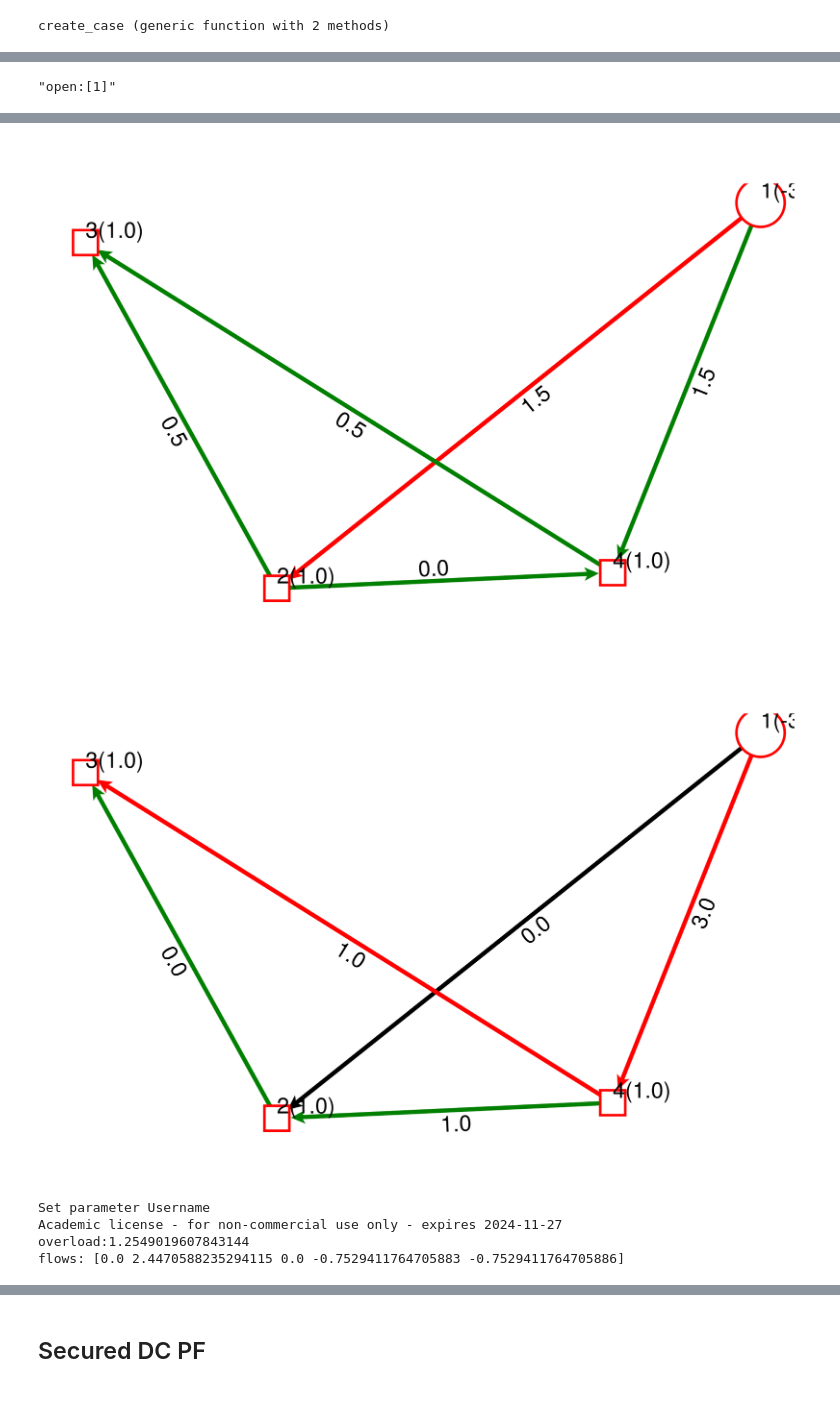
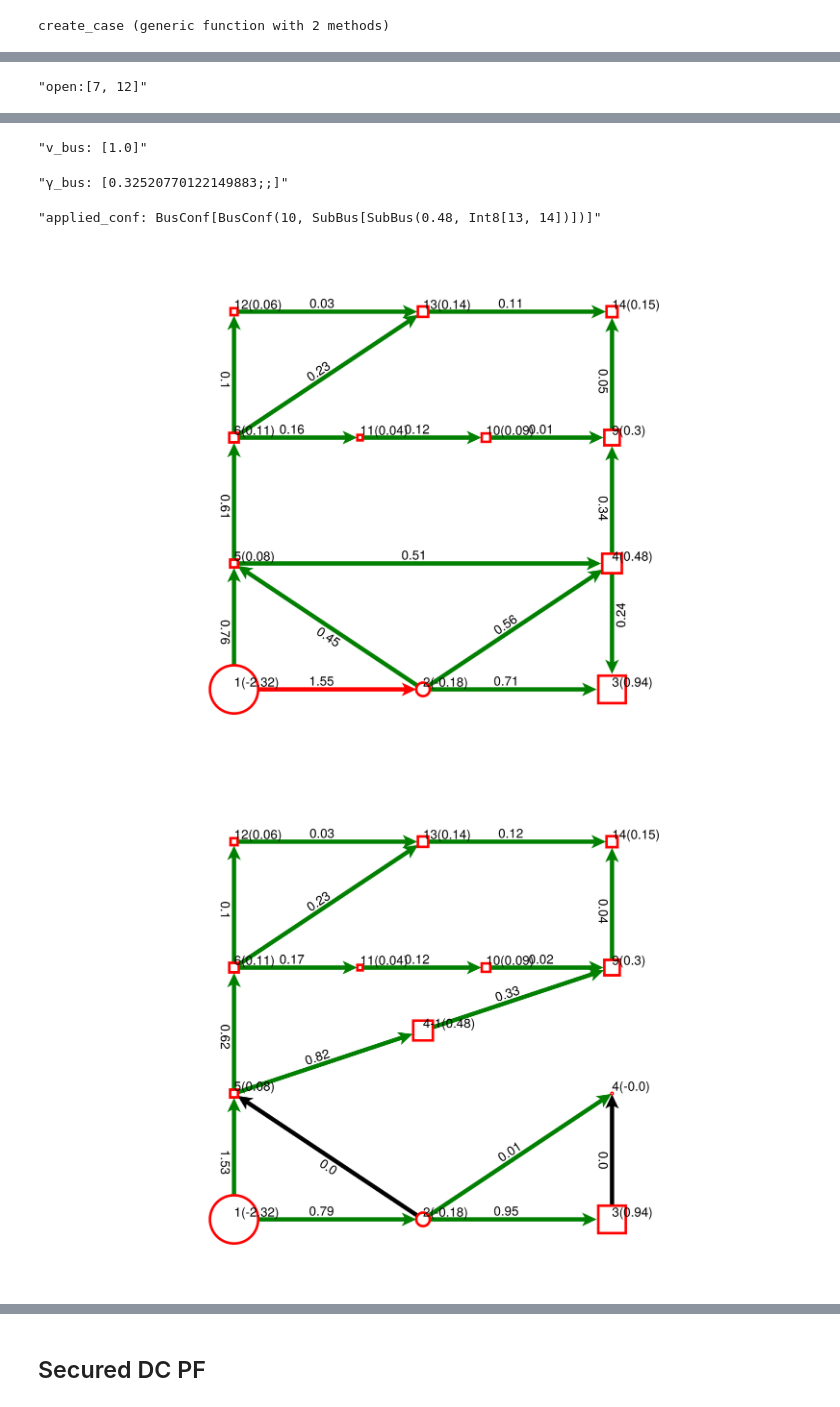
Before and after one commit to BenoitJeanson/topo_sandbox, a Jupyter notebook: Simons_approach.ipynb, the cells around one changed output, grey strips where cells are left out. Saved outputs shown, nothing was run; the diff lists cells and outputs as text; code cells hidden in the pictures.

Commit message:
drawing : bus splitting and fixed layout
Signed-off-by: BenoitJeanson <benoit.jeanson@rte-france.com>

```diff
--- a/Simons_approach.ipynb
+++ b/Simons_approach.ipynb
@@ -349,7 +428,7 @@ function create_dc_matrix(g)
     A = incidence_matrix(g; oriented = true)'
     D = spdiagm([e_index_for(g,e).b for e in edges(g)])
     B = A'*D*A
-    B_inv = inv(Matrix(B + spdiagm(fill(1/nv(g), nv(g)))))
+    B_inv = inv(Matrix(B + fill(1/nv(g), nv(g), nv(g))))
     p_to_f = D*A*B_inv
     δ_to_f = D - p_to_f*A'*D
     A, D, B_inv, p_to_f, δ_to_f
@@ -681,11 +728,10 @@ create_mini_case (generic function with 1 method)
 sys = System(joinpath("data", "case14.m"));
 function create_case(sys=sys)
     g = network2graph(sys)
-    g["1"] = g["1"] + .134
+    # g["1"] = g["1"] + .134
     add_constraint(g, b->b.p_max=1)
     bus_confs = [
-                    BusConf(10,
-                            [SubBus(0.48 , [13, 14])])]
+                    BusConf(10, [SubBus(0.48 , [13, 14])])]
             # SubBus(0    , [9, 12]) ])]
 #     BusConf(2,
 #             [SubBus(0.076, [16, 1]),
@@ -695,10 +741,12 @@ function create_case(sys=sys)
     # contingencies = [11, 6, 3, 10, 15, 4, 2, 5]
     # contingencies = [1, 14]
     # contingencies = [12]
-    contingencies = []
-    # g[1,2].p_max = 1
+    contingencies = [9, 12, 17]
 
-    g, bus_confs, contingencies
+    # case14
+    g["1","5"].p_max = 2
+    g, bus_confs, contingencies, coord_14
+    # g, BusConf[], contingencies, nothing#coord_14
 end
 # %% [output]
 ┌ Info: Constructing System from Power Models
@@ -720,14 +768,13 @@ end
 └ @ PowerSystems /Users/benoitjeanson/.julia/packages/PowerSystems/mjN6j/src/parsers/power_models_data.jl:780
 create_case (generic function with 2 methods)
 # %%
-# g, bus_confs, contingencies = create_case()
-g, bus_confs, contingencies = create_mini_case()
-is_single_ρ = true
+g, bus_confs, contingencies, coord = create_case()
+# g, bus_confs, contingencies, coord = create_mini_case()
+is_single_ρ = false
 ρ_min_bound = 0.
 n_1_connectedness = false
 allow_branch_openings = true
-bus_confs = BusConf[]
-g["3","4"].p_max = .6
+# bus_confs = BusConf[]
 
 model = secured_dc_OTS(g,
                 # contingencies = contingencies,
@@ -739,33 +786,43 @@ model = secured_dc_OTS(g,
                 )
 optimize!(model)
 
-println("overload:", value(model[:overload]))
-print("flows: $(value.(model[:flows]))")
+display("overload: $(value(model[:overload]))")
 
 trip = nothing #12
 openings = []
 
 if allow_branch_openings
-    display("v_branch: $(value.(model[:v_branch]))")
     openings = [i for (i,v_branch) in enumerate(value.(model[:v_branch])) if v_branch == 1]
     display("open:$openings")
-    display([collect(edge_labels(g))[i] for i in 1:ne(g) if value.(model[:v_branch][i])==1 ])
+    display([collect(edge_labels(g))[i] for i in openings])
 end
 
 applied_conf=BusConf[]
 if bus_confs ≠ BusConf[]
-    println("v_bus: $(value.(model[:v_bus]))")
-    println("γ_bus: $(value.(model[:γ_bus]))")
-    applied_conf = [bus_confs[i] for (i, v) in enumerate(value.(model[:v_bus])) if isapprox(v, 1, atol=1e-9)]
-    print(applied_conf)
+    display("v_bus: $(value.(model[:v_bus]))")
+    display("γ_bus: $(value.(model[:γ_bus]))")
+    applied_conf = BusConf[bus_confs[i] for (i, v) in enumerate(value.(model[:v_bus])) if isapprox(v, 1, atol=1e-9)]
+    display("applied_conf: $applied_conf")
 end
 
 g_base = dc_flow(g, trip = trip)
-draw(g_base, trip = trip)#, fig_size = (1300,1300), font_size = 10)
-
 g_result=add_subBus(g, applied_conf)
 dc_flow!(g_result, outages = openings)
-draw(g_result , outages = openings);
 
+play_openings = []
+play_conf = applied_conf
+g_play=add_subBus(g, play_conf)
+dc_flow!(g_play, outages = play_openings)
+
+if isa(coord, Dict)
+    points_base = [coord[k] for k in labels(g)]
+    points_result = complete_subBus_coords(g_result, coord)
+    points_play = complete_subBus_coords(g_play, coord)
+end
+
+draw(g_base, trip = trip, layout = (isa(coord, Dict) ? points_base : Stress(Ptype=Float32)))#, fig_size = (1300,1300), font_size = 10)
+draw(g_result , outages = openings, layout = (isa(coord, Dict) ? points_result : Stress(Ptype=Float32)));
+draw(g_play , outages = play_openings, layout = (isa(coord, Dict) ? points_play : Stress(Ptype=Float32)));
+""
 # display(solution_summary(model))
 # %% [output]
@@ -773 +830 @@ draw(g_result , outages = openings);
-"open:[1]"
+"open:[7, 12]"
@@ -776,6 +834,5 @@ draw(g_result , outages = openings);
+"v_bus: [1.0]"
+"γ_bus: [0.32520770122149883;;]"
+"applied_conf: BusConf[BusConf(10, SubBus[SubBus(0.48, Int8[13, 14])])]"
-[figure, old version]
+[figure, new version]
-[figure, old version]
+[figure, new version]
-Set parameter Username
-Academic license - for non-commercial use only - expires 2024-11-27
-overload:1.2549019607843144
-flows: [0.0 2.4470588235294115 0.0 -0.7529411764705883 -0.7529411764705886]
```
Also changed, not shown: parts of 25 cells of this notebook, 1 other file.
